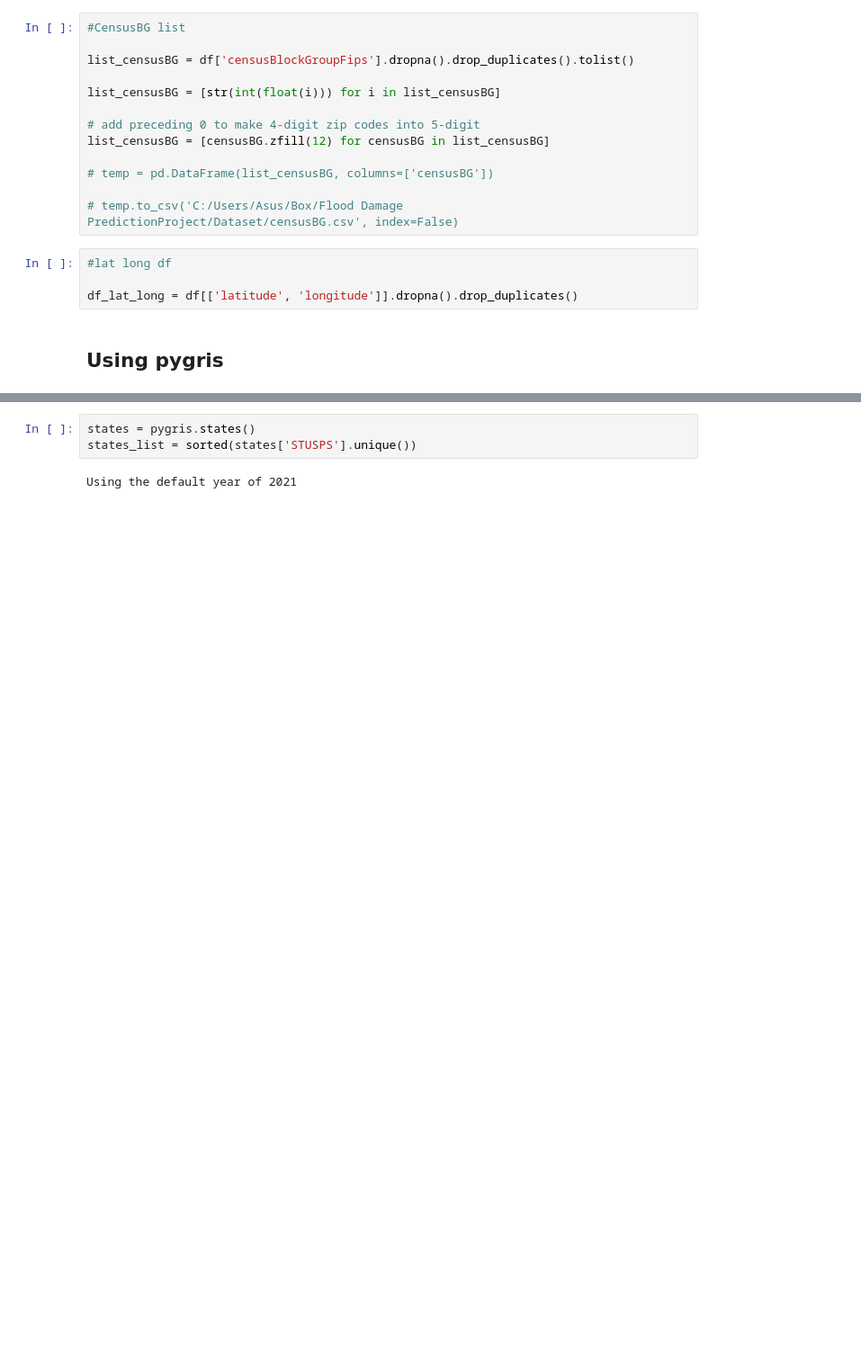
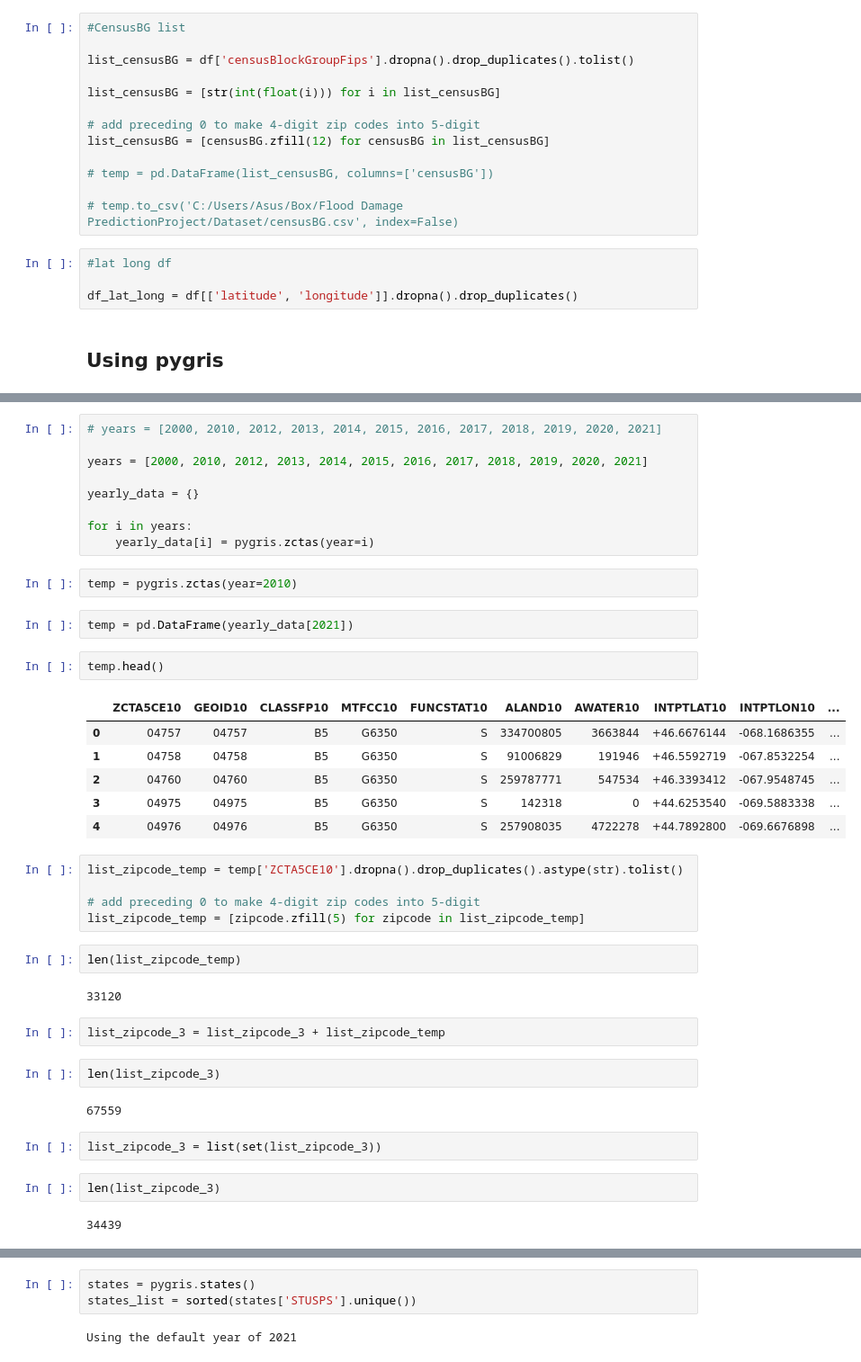
Before and after one commit to LayanKaushik/FloodClaimGeospatialImprovements, a Jupyter notebook: Code/Geographic_unit_code.ipynb, the cells around one changed output, grey strips where cells are left out. Shown: that part at 90% size. Saved outputs shown, nothing was run; the diff lists cells and outputs as text; blank space fills up the shorter version.

```diff
--- a/Code/Geographic_unit_code.ipynb
+++ b/Code/Geographic_unit_code.ipynb
@@ -107,0 +121,43 @@ Using the default year of 2021
+# %%
+# years = [2000, 2010, 2012, 2013, 2014, 2015, 2016, 2017, 2018, 2019, 2020, 2021]
+
+years = [2000, 2010, 2012, 2013, 2014, 2015, 2016, 2017, 2018, 2019, 2020, 2021]
+
+yearly_data = {}
+
+for i in years:
+    yearly_data[i] = pygris.zctas(year=i)
+# %%
+temp = pygris.zctas(year=2010)
+# %%
+temp = pd.DataFrame(yearly_data[2021])
+# %%
+temp.head()
+# %% [output]
+|  | ZCTA5CE10 | GEOID10 | CLASSFP10 | MTFCC10 | FUNCSTAT10 | ALAND10 | AWATER10 | INTPTLAT10 | INTPTLON10 | ... |
+| 0 | 04757 | 04757 | B5 | G6350 | S | 334700805 | 3663844 | +46.6676144 | -068.1686355 | ... |
+| 1 | 04758 | 04758 | B5 | G6350 | S | 91006829 | 191946 | +46.5592719 | -067.8532254 | ... |
+| 2 | 04760 | 04760 | B5 | G6350 | S | 259787771 | 547534 | +46.3393412 | -067.9548745 | ... |
+| 3 | 04975 | 04975 | B5 | G6350 | S | 142318 | 0 | +44.6253540 | -069.5883338 | ... |
+| 4 | 04976 | 04976 | B5 | G6350 | S | 257908035 | 4722278 | +44.7892800 | -069.6676898 | ... |
+# %%
+list_zipcode_temp = temp['ZCTA5CE10'].dropna().drop_duplicates().astype(str).tolist()
+
+# add preceding 0 to make 4-digit zip codes into 5-digit
+list_zipcode_temp = [zipcode.zfill(5) for zipcode in list_zipcode_temp]
+# %%
+len(list_zipcode_temp)
+# %% [output]
+33120
+# %%
+list_zipcode_3 = list_zipcode_3 + list_zipcode_temp
+# %%
+len(list_zipcode_3)
+# %% [output]
+67559
+# %%
+list_zipcode_3 = list(set(list_zipcode_3))
+# %%
+len(list_zipcode_3)
+# %% [output]
+34439
```
Also changed, not shown: parts of 28 cells of this notebook, 1 other file.
